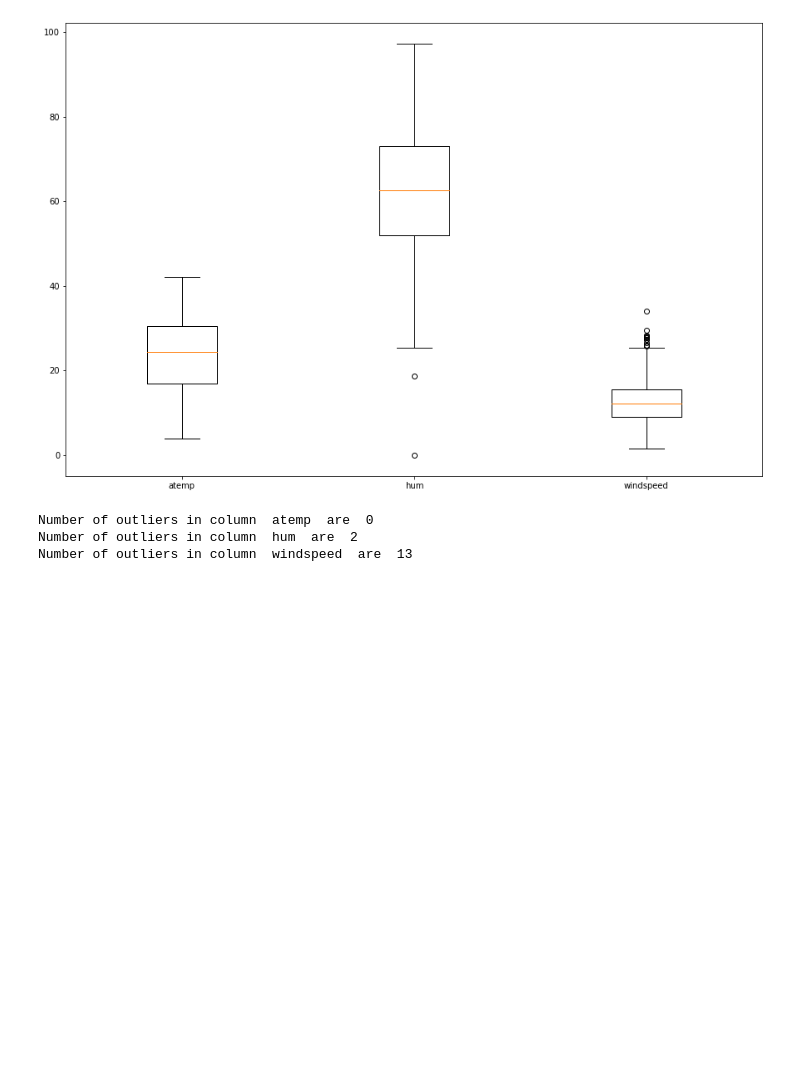
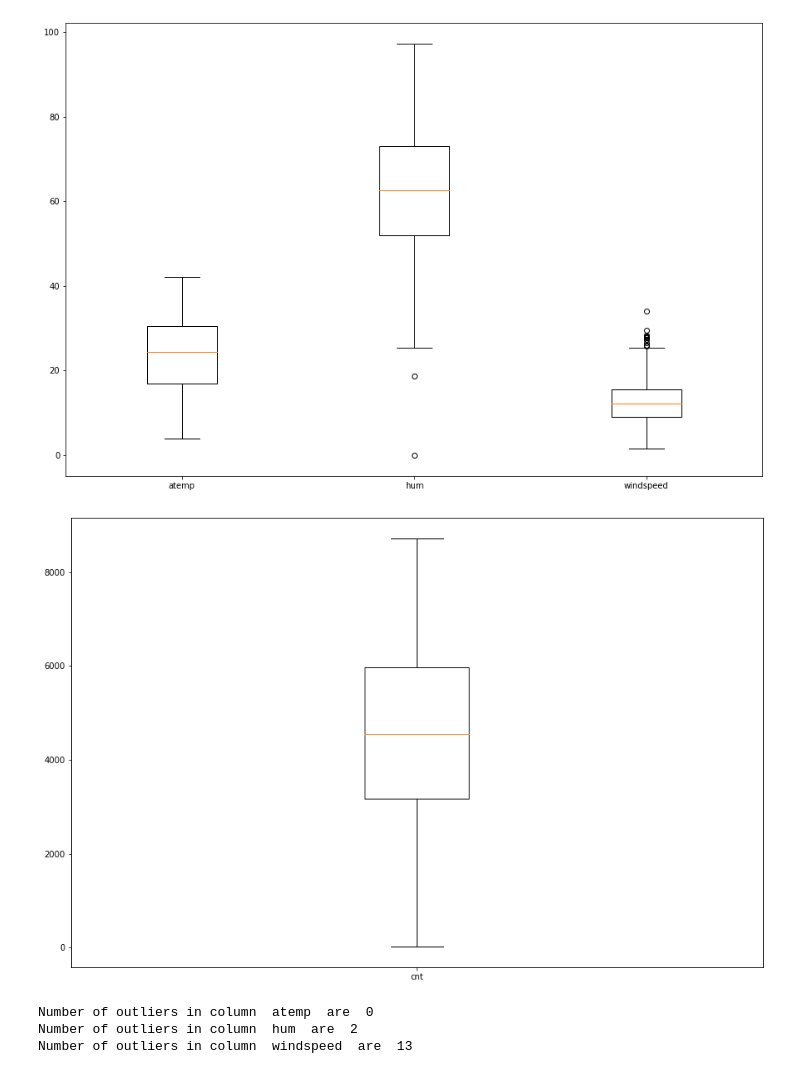
Before and after one commit to kvc0608/Bike-sharing, a Jupyter notebook: Anirudh_KVC.ipynb, the cells around one changed output. Drawn from its saved outputs; the diff is of its cells as text; code cells hidden in the pictures; blank space fills up the shorter version.

```diff
--- a/Anirudh_KVC.ipynb
+++ b/Anirudh_KVC.ipynb
@@ -104,3 +108,10 @@ plt.boxplot(bike_data[num_columns],labels=num_columns)
 plt.show()
 # %% [output]
 [figure]
+# %%
+# Checking for outliers in target variable using box plot
+plt.figure(figsize=(15,10))
+plt.boxplot(bike_data["cnt"],labels=["cnt"])
+plt.show()
+# %% [output]
+[figure, added]
```
Also changed, not shown: parts of 26 cells of this notebook.
